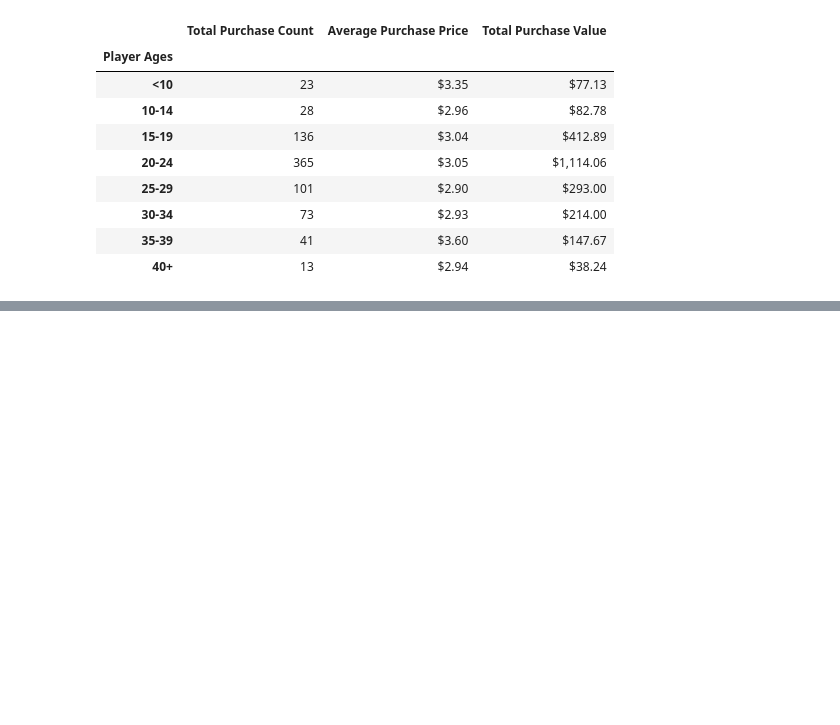
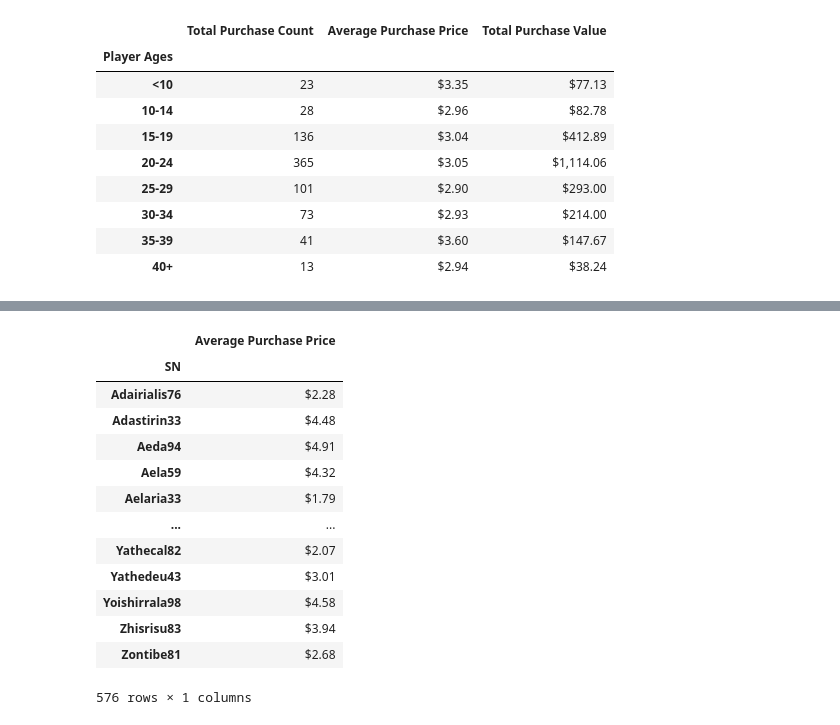
Before and after one commit to nikoelvambuena95/pandas-challenge, a Jupyter notebook: Pandas_homework.ipynb, the cells around one changed output, grey strips where cells are left out. Drawn from its saved outputs; the diff is of its cells as text; code cells hidden in the pictures; blank space fills up the shorter version.

```diff
--- a/Pandas_homework.ipynb
+++ b/Pandas_homework.ipynb
@@ -345,0 +356,25 @@ purchase_analysis_age_df
+# %%
+#'Average Purchase Price' data frame for 'Top Spenders' data
+spenders_analysis_group = spenders_analysis_raw_df.groupby(['SN'])
+spenders_analysis_avg_df = spenders_analysis_group.mean()
+
+#format values to currency & rename 'Price' column to 'Average Purhcase Price'
+spenders_analysis_avg_df['Price'] = spenders_analysis_avg_df['Price'].map("${0:,.2f}".format)
+spenders_analysis_avg_df = spenders_analysis_avg_df.rename(columns={"Price":"Average Purchase Price"})
+
+spenders_analysis_avg_df
+# %% [output]
+|  | Average Purchase Price |
+| SN |  |
+| Adairialis76 | $2.28 |
+| Adastirin33 | $4.48 |
+| Aeda94 | $4.91 |
+| Aela59 | $4.32 |
+| Aelaria33 | $1.79 |
+| ... | ... |
+| Yathecal82 | $2.07 |
+| Yathedeu43 | $3.01 |
+| Yoishirrala98 | $4.58 |
+| Zhisrisu83 | $3.94 |
+| Zontibe81 | $2.68 |
+576 rows × 1 columns
```
Also changed, not shown: parts of 10 cells of this notebook.
